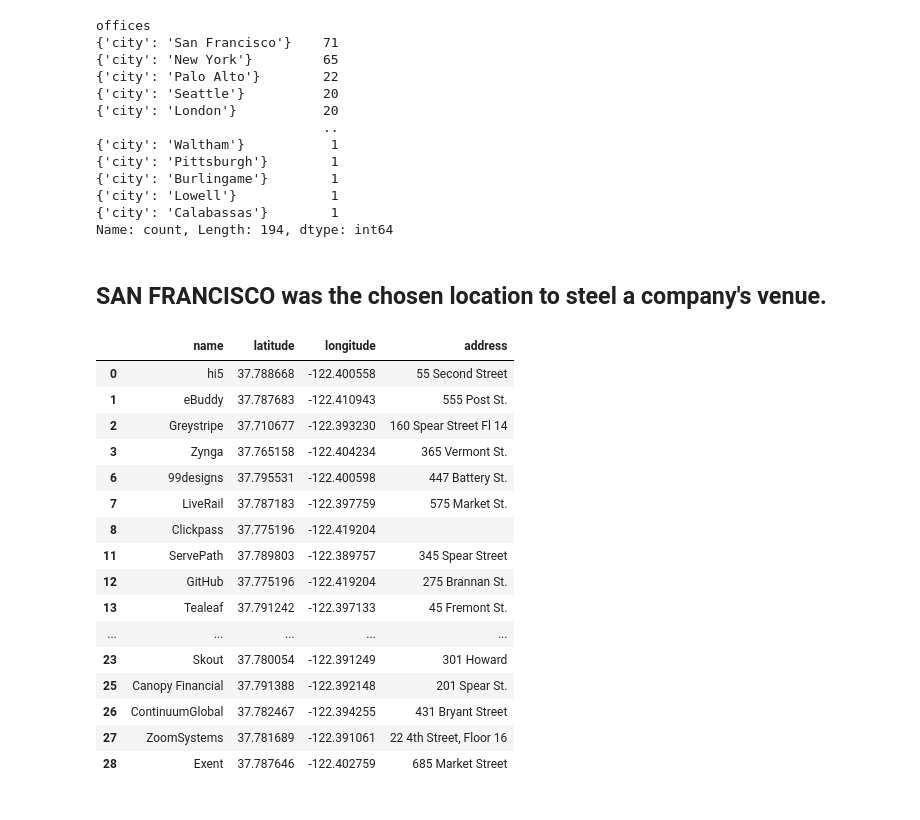
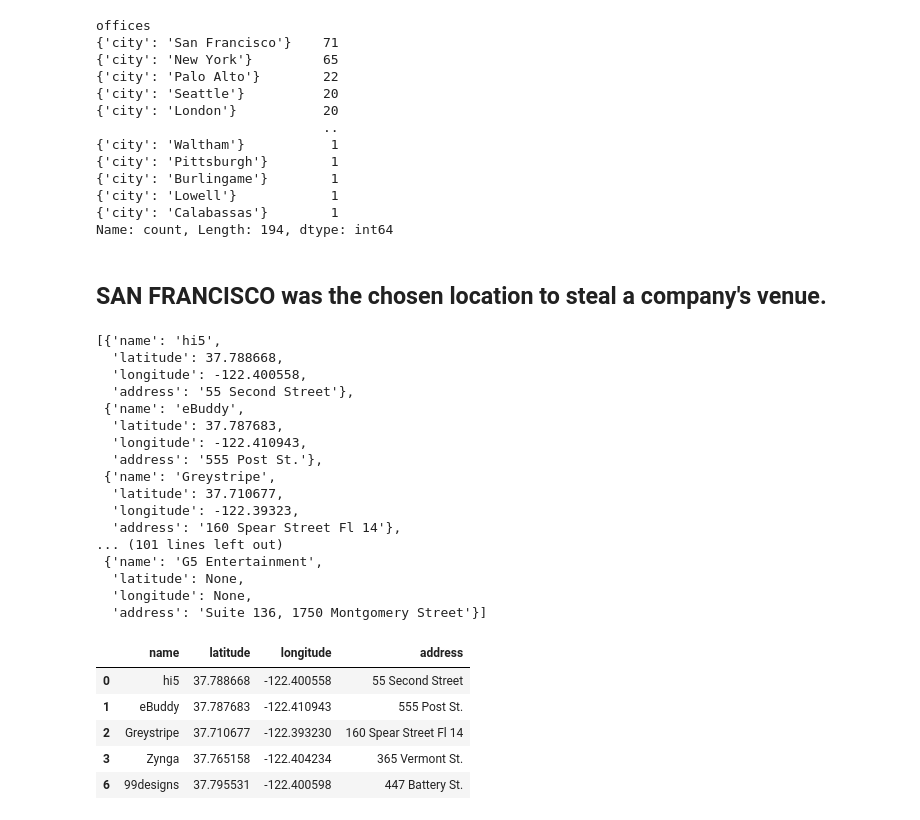
Before and after one commit to paulaRMachado/Project-III-, a Jupyter notebook: Searches.ipynb, the cells around one changed output. Drawn from its saved outputs; the diff is of its cells as text; code cells hidden in the pictures.

```diff
--- a/Searches.ipynb
+++ b/Searches.ipynb
@@ -78,7 +84,7 @@ offices
 {'city': 'Calabassas'}        1
 Name: count, Length: 194, dtype: int64
 # %% [markdown]
-## SAN FRANCISCO was the chosen location to steel a company's venue.
+## SAN FRANCISCO was the chosen location to steal a company's venue.
 # %%
 # Getting all ofices in San Francisco
 condition1 = {"number_of_employees":{"$lt": 120}}
@@ -94,26 +100,34 @@ pipeline = [
 ]
 
 final_list = list(c.aggregate(pipeline))
+final_list
+# %% [output]
+[{'name': 'hi5',
+  'latitude': 37.788668,
+  'longitude': -122.400558,
+  'address': '55 Second Street'},
+ {'name': 'eBuddy',
+  'latitude': 37.787683,
+  'longitude': -122.410943,
+  'address': '555 Post St.'},
+ {'name': 'Greystripe',
+  'latitude': 37.710677,
+  'longitude': -122.39323,
+  'address': '160 Spear Street Fl 14'},
+... (101 lines left out)
+ {'name': 'G5 Entertainment',
+  'latitude': None,
+  'longitude': None,
+  'address': 'Suite 136, 1750 Montgomery Street'}]
 # %%
 possible_venues = pd.DataFrame(final_list)
 possible_venues.drop_duplicates(inplace=True)
 possible_venues.dropna(inplace=True)
-possible_venues
+possible_venues.head()
 # %% [output]
 |  | name | latitude | longitude | address |
 | 0 | hi5 | 37.788668 | -122.400558 | 55 Second Street |
 | 1 | eBuddy | 37.787683 | -122.410943 | 555 Post St. |
 | 2 | Greystripe | 37.710677 | -122.393230 | 160 Spear Street Fl 14 |
 | 3 | Zynga | 37.765158 | -122.404234 | 365 Vermont St. |
 | 6 | 99designs | 37.795531 | -122.400598 | 447 Battery St. |
-| 7 | LiveRail | 37.787183 | -122.397759 | 575 Market St. |
-| 8 | Clickpass | 37.775196 | -122.419204 |  |
-| 11 | ServePath | 37.789803 | -122.389757 | 345 Spear Street |
-| 12 | GitHub | 37.775196 | -122.419204 | 275 Brannan St. |
-| 13 | Tealeaf | 37.791242 | -122.397133 | 45 Fremont St. |
-| ... | ... | ... | ... | ... |
-| 23 | Skout | 37.780054 | -122.391249 | 301 Howard |
-| 25 | Canopy Financial | 37.791388 | -122.392148 | 201 Spear St. |
-| 26 | ContinuumGlobal | 37.782467 | -122.394255 | 431 Bryant Street |
-| 27 | ZoomSystems | 37.781689 | -122.391061 | 22 4th Street, Floor 16 |
-| 28 | Exent | 37.787646 | -122.402759 | 685 Market Street |
```
Also changed, not shown: parts of 16 cells of this notebook, 8 other files.
